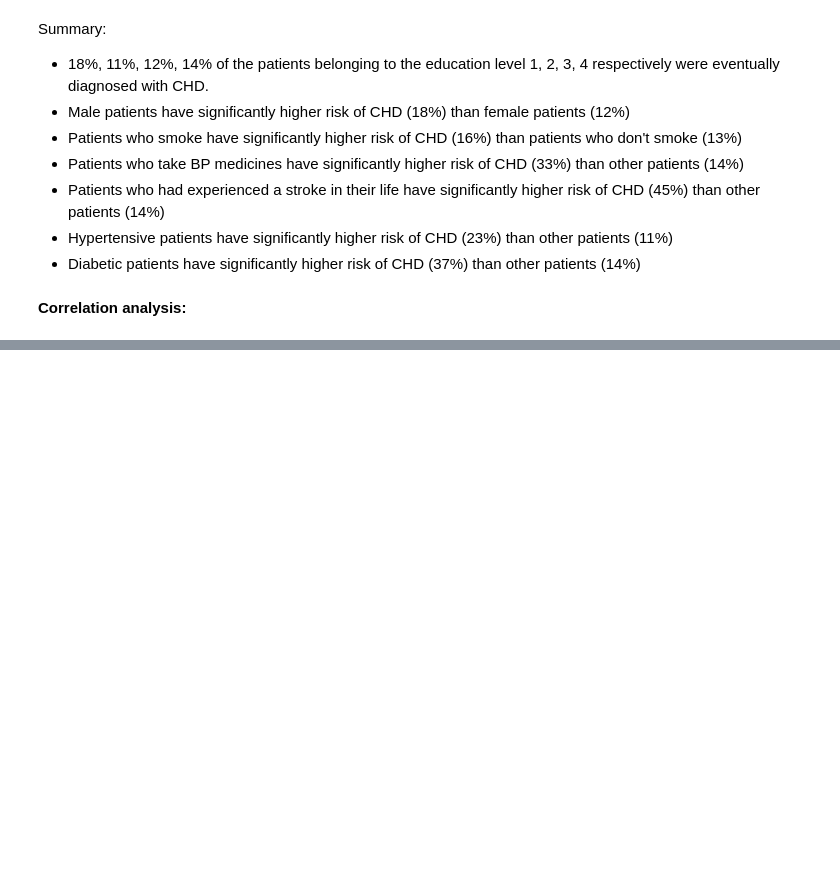
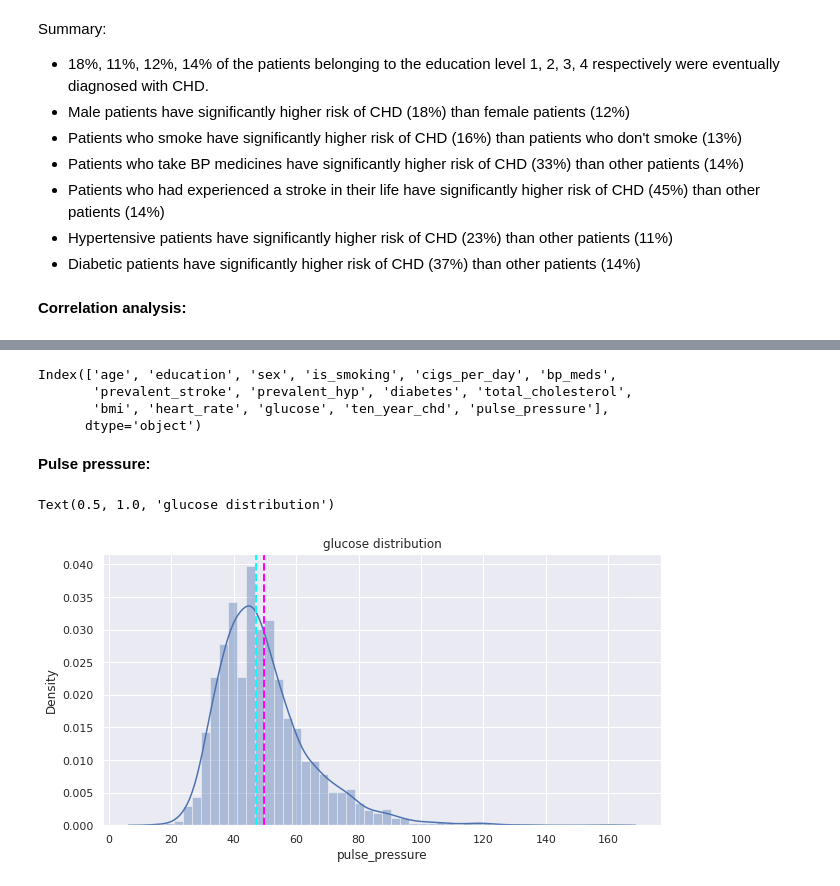
Before and after one commit to shaloy-lewis/cardiovascular_risk_prediction, a Jupyter notebook: Cardiovascular_Risk_Prediction_Shaloy_Lewis.ipynb, the cells around one changed output, grey strips where cells are left out. Saved outputs shown, nothing was run; the diff lists cells and outputs as text; code cells hidden in the pictures; blank space fills up the shorter version.

```diff
--- a/Cardiovascular_Risk_Prediction_Shaloy_Lewis.ipynb
+++ b/Cardiovascular_Risk_Prediction_Shaloy_Lewis.ipynb
@@ -690,2 +683,0 @@ df['heart_rate'].median()
-# %%
-df.heart_rate.fillna(df['heart_rate'].median(),inplace=True)
@@ -691,0 +708,14 @@ df.heart_rate.fillna(df['heart_rate'].median(),inplace=True)
+# %%
+# Creating a new column pulse_pressure
+# and dropping systolic_bp and diastolic_bp
+
+df['pulse_pressure'] = df['systolic_bp']-df['diastolic_bp']
+df.drop('systolic_bp',axis=1,inplace=True)
+df.drop('diastolic_bp',axis=1,inplace=True)
+# %%
+df.columns
+# %% [output]
+Index(['age', 'education', 'sex', 'is_smoking', 'cigs_per_day', 'bp_meds',
+       'prevalent_stroke', 'prevalent_hyp', 'diabetes', 'total_cholesterol',
+       'bmi', 'heart_rate', 'glucose', 'ten_year_chd', 'pulse_pressure'],
+      dtype='object')
@@ -691,0 +728,11 @@ df.heart_rate.fillna(df['heart_rate'].median(),inplace=True)
+# %% [markdown]
+**Pulse pressure:**
+# %%
+plt.figure(figsize=(10,5))
+sns.distplot(df['pulse_pressure'])
+plt.axvline(df['pulse_pressure'].mean(), color='magenta', linestyle='dashed', linewidth=2)
+plt.axvline(df['pulse_pressure'].median(), color='cyan', linestyle='dashed', linewidth=2)
+plt.title(col+' distribution')
+# %% [output]
+Text(0.5, 1.0, 'glucose distribution')
+[figure, added]
```
Also changed, not shown: parts of 29 cells of this notebook.
